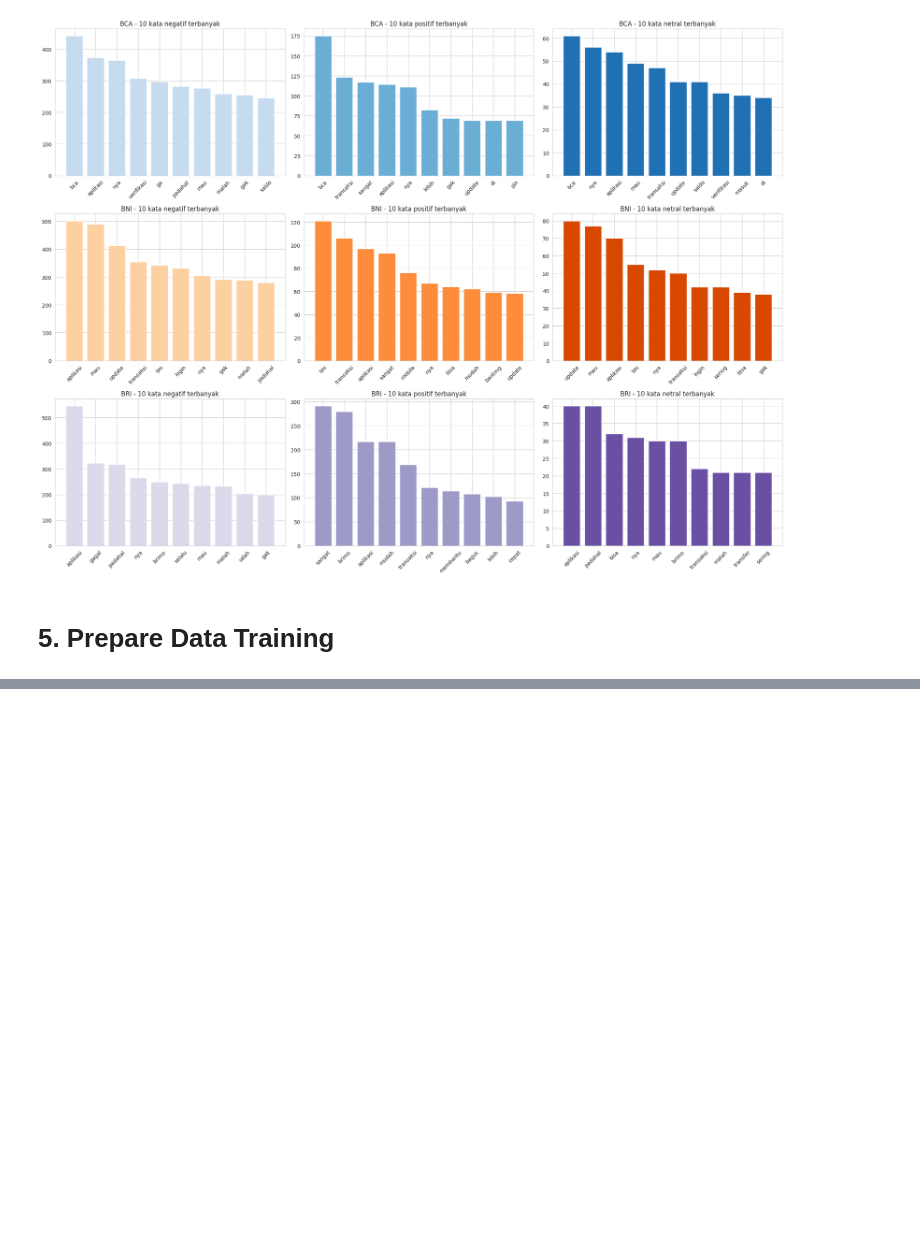
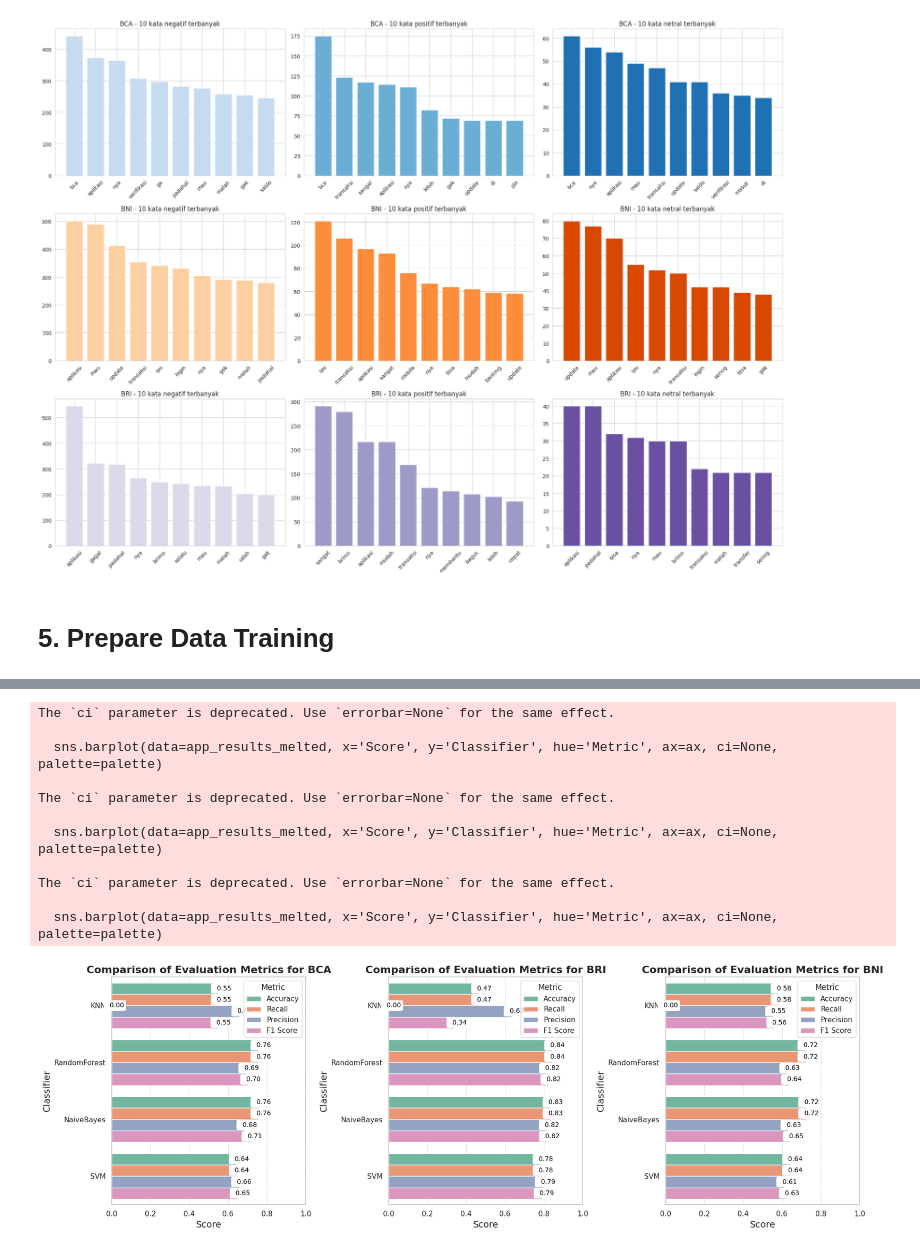
Before and after one commit to PradipaJavierFatah/Analisis_Sentimen_Aplikasi_Perbankan, a Jupyter notebook: Analisis_Sentimen_Aplikasi_Perbankan.ipynb, the cells around one changed output, grey strips where cells are left out. Saved outputs shown, nothing was run; the diff lists cells and outputs as text; code cells hidden in the pictures; blank space fills up the shorter version.

```diff
--- a/Analisis_Sentimen_Aplikasi_Perbankan.ipynb
+++ b/Analisis_Sentimen_Aplikasi_Perbankan.ipynb
@@ -422,0 +531,53 @@ data = {
+# %%
+sns.set(style="whitegrid")
+palette = sns .color_palette("Set2" )
+
+
+fig, axes = plt.subplots(1, 3, figsize=(18, 6))
+
+applications = df_results[ 'Application' ].unique()
+
+for ax, app in zip(axes, applications):
+    app_results = df_results[df_results['Application' ] == app]
+
+    # Pastikan value_vars menggunakan nama kolom yang benar
+    app_results_melted = app_results.melt(id_vars=["Application", "Classifier"],
+                                          value_vars=["Accuracy", "Recall", "Precision", "F1 Score"],
+                                          var_name="Metric", value_name="Score")
+
+
+    sns.barplot(data=app_results_melted, x='Score', y='Classifier', hue='Metric', ax=ax, ci=None, palette=palette)
+
+    ax.set_title(f'Comparison of Evaluation Metrics for {app}', fontsize=16, weight= 'bold')
+    ax. set_xlabel( 'Score', fontsize=14)
+    ax. set_ylabel( 'Classifier', fontsize=14)
+    ax. set_xlim(0, 1)
+    ax. tick_params (axis='y', rotation=0)
+    ax. xaxis. grid(True, linestyle='--', alpha=0.7)
+
+    for p in ax.patches:
+        score = p.get_width()
+        ax. annotate(f' {score: .2f}',
+                    (score, p.get_y() + p.get_height()/2),
+                    ha= 'center', va= 'center',
+                    color='black', fontsize=10,
+                    xytext=(5, 0),
+                    textcoords= 'offset points',
+                    bbox=dict(facecolor='white', edgecolor='none', boxstyle=' round, pad=0.3'))
+
+
+plt.tight_layout()
+plt.show()
+# %% [output]
+The `ci` parameter is deprecated. Use `errorbar=None` for the same effect.
+
+  sns.barplot(data=app_results_melted, x='Score', y='Classifier', hue='Metric', ax=ax, ci=None, palette=palette)
+
+The `ci` parameter is deprecated. Use `errorbar=None` for the same effect.
+
+  sns.barplot(data=app_results_melted, x='Score', y='Classifier', hue='Metric', ax=ax, ci=None, palette=palette)
+
+The `ci` parameter is deprecated. Use `errorbar=None` for the same effect.
+
+  sns.barplot(data=app_results_melted, x='Score', y='Classifier', hue='Metric', ax=ax, ci=None, palette=palette)
+[figure, added]
```
Also changed, not shown: parts of 10 cells of this notebook.
